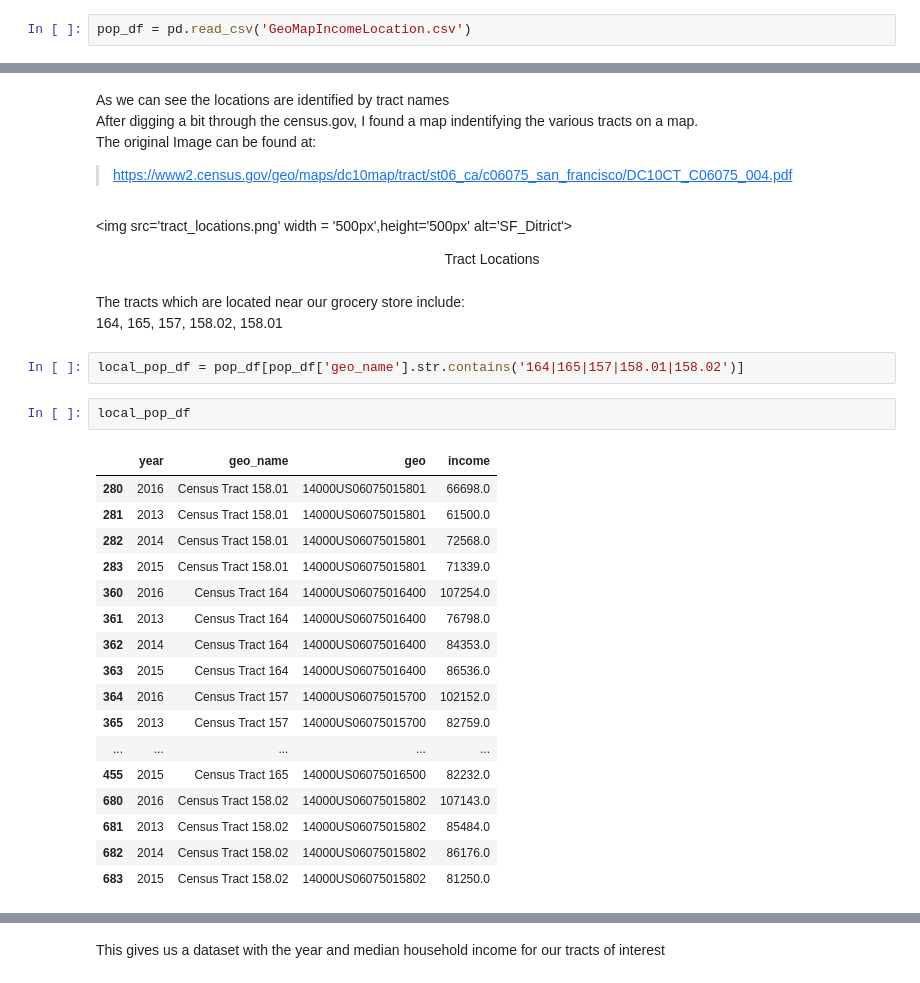
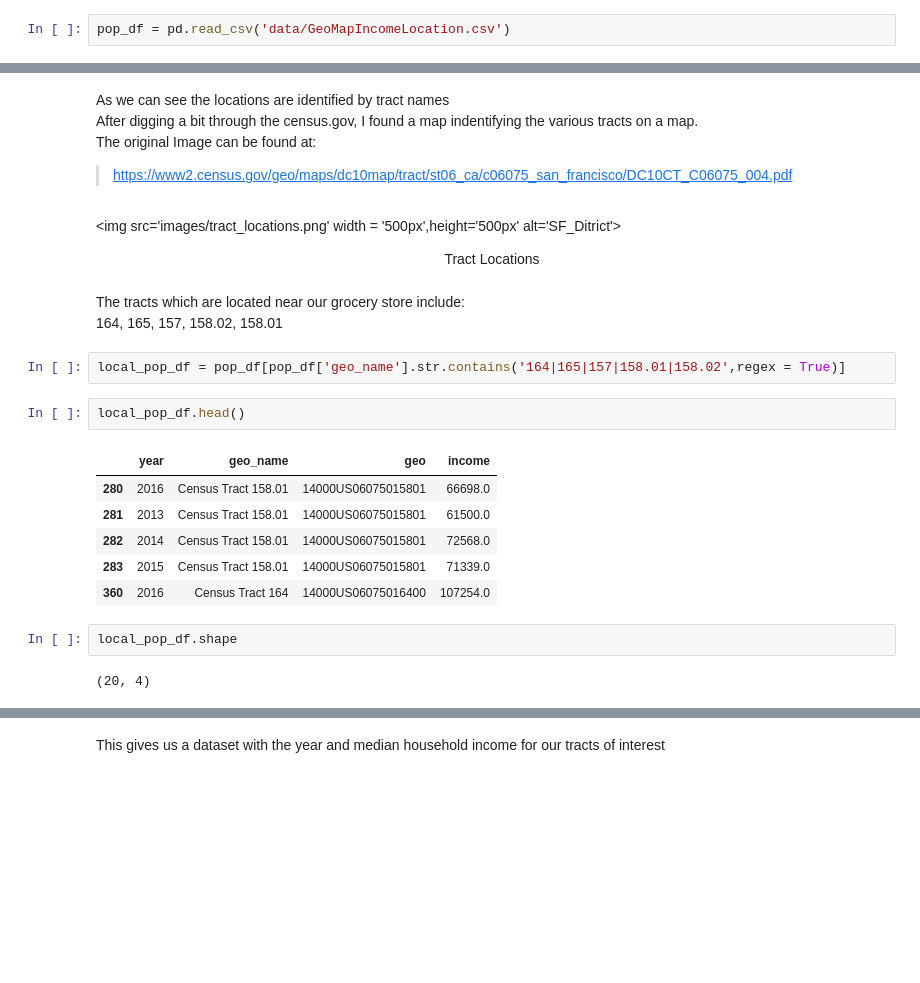
Before and after one commit to cmattey/VisaCaseStudy, a Jupyter notebook: VisaCaseStudy1.ipynb, the cells around one changed output, grey strips where cells are left out. Saved outputs shown, nothing was run; the diff lists cells and outputs as text; blank space fills up the shorter version.

```diff
--- a/VisaCaseStudy1.ipynb
+++ b/VisaCaseStudy1.ipynb
@@ -253,5 +255,5 @@ The dataset provides the median Household Income for various locations around th
 # %%
-pop_df = pd.read_csv('GeoMapIncomeLocation.csv')
+pop_df = pd.read_csv('data/GeoMapIncomeLocation.csv')
 # %%
 pop_df.head()
 # %% [output]
@@ -271,33 +273,26 @@ After digging a bit through the census.gov, I found a map indentifying the vario
 The original Image can be found at:<br>
 >https://www2.census.gov/geo/maps/dc10map/tract/st06_ca/c06075_san_francisco/DC10CT_C06075_004.pdf
 # %% [markdown]
-<img src='tract_locations.png' width = '500px',height='500px' alt='SF_Ditrict'>
+<img src='images/tract_locations.png' width = '500px',height='500px' alt='SF_Ditrict'>
 <div align ='center'> Tract Locations</div>
 # %% [markdown]
 The tracts which are located near our grocery store include:<br>
 164, 165, 157, 158.02, 158.01
 # %%
-local_pop_df = pop_df[pop_df['geo_name'].str.contains('164|165|157|158.01|158.02')]
+local_pop_df = pop_df[pop_df['geo_name'].str.contains('164|165|157|158.01|158.02',regex = True)]
 # %%
-local_pop_df
+local_pop_df.head()
 # %% [output]
 |  | year | geo_name | geo | income |
 | 280 | 2016 | Census Tract 158.01 | 14000US06075015801 | 66698.0 |
 | 281 | 2013 | Census Tract 158.01 | 14000US06075015801 | 61500.0 |
 | 282 | 2014 | Census Tract 158.01 | 14000US06075015801 | 72568.0 |
 | 283 | 2015 | Census Tract 158.01 | 14000US06075015801 | 71339.0 |
 | 360 | 2016 | Census Tract 164 | 14000US06075016400 | 107254.0 |
-| 361 | 2013 | Census Tract 164 | 14000US06075016400 | 76798.0 |
-| 362 | 2014 | Census Tract 164 | 14000US06075016400 | 84353.0 |
-| 363 | 2015 | Census Tract 164 | 14000US06075016400 | 86536.0 |
-| 364 | 2016 | Census Tract 157 | 14000US06075015700 | 102152.0 |
-| 365 | 2013 | Census Tract 157 | 14000US06075015700 | 82759.0 |
-| ... | ... | ... | ... | ... |
-| 455 | 2015 | Census Tract 165 | 14000US06075016500 | 82232.0 |
-| 680 | 2016 | Census Tract 158.02 | 14000US06075015802 | 107143.0 |
-| 681 | 2013 | Census Tract 158.02 | 14000US06075015802 | 85484.0 |
-| 682 | 2014 | Census Tract 158.02 | 14000US06075015802 | 86176.0 |
-| 683 | 2015 | Census Tract 158.02 | 14000US06075015802 | 81250.0 |
+# %%
+local_pop_df.shape
+# %% [output]
+(20, 4)
 # %%
 local_pop_df.dtypes
 # %% [output]
```
Also changed, not shown: parts of 27 cells of this notebook.
